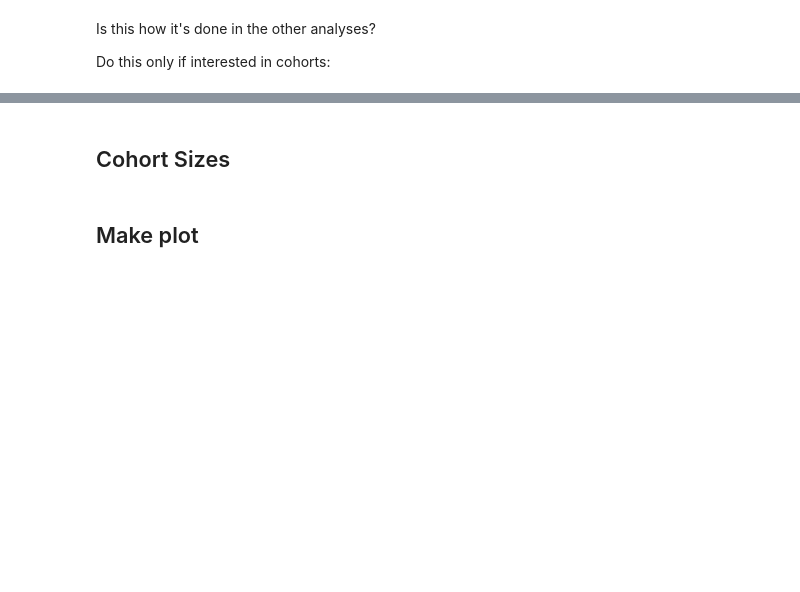
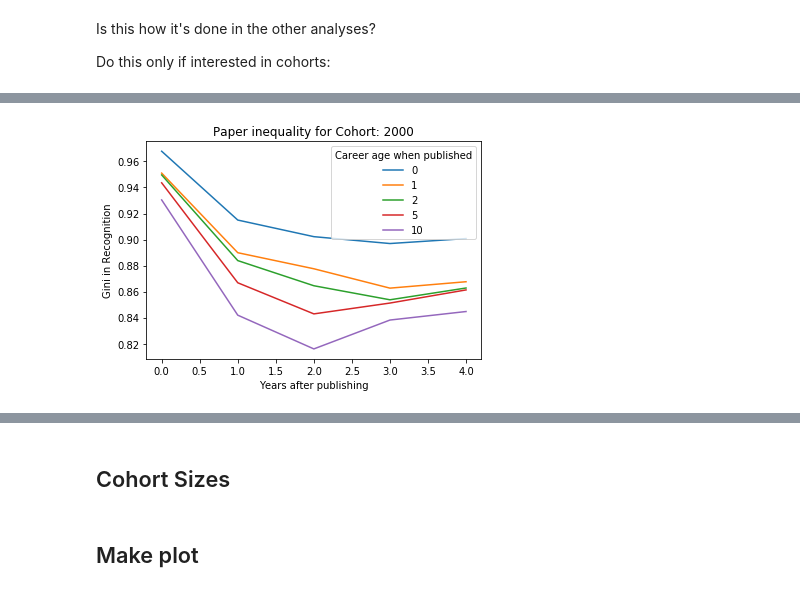
Before and after one commit to gesiscss/inequality, a Jupyter notebook: 7.Citation and Publication analysis.ipynb, the cells around one changed output, grey strips where cells are left out. Cells and saved outputs as stored; diff of their text form; code cells hidden in the pictures; blank space fills up the shorter version.

```diff
--- a/7.Citation and Publication analysis.ipynb
+++ b/7.Citation and Publication analysis.ipynb
@@ -212,0 +131,4 @@ Do this only if interested in cohorts:
+# %%
+plot_ineq_papers_cohort(2000, 5, func=gini, data=uncited_papers_network_first_auth_10)
+# %% [output]
+[figure, added]
```
Also changed, not shown: parts of 32 cells of this notebook, 1 other file.
